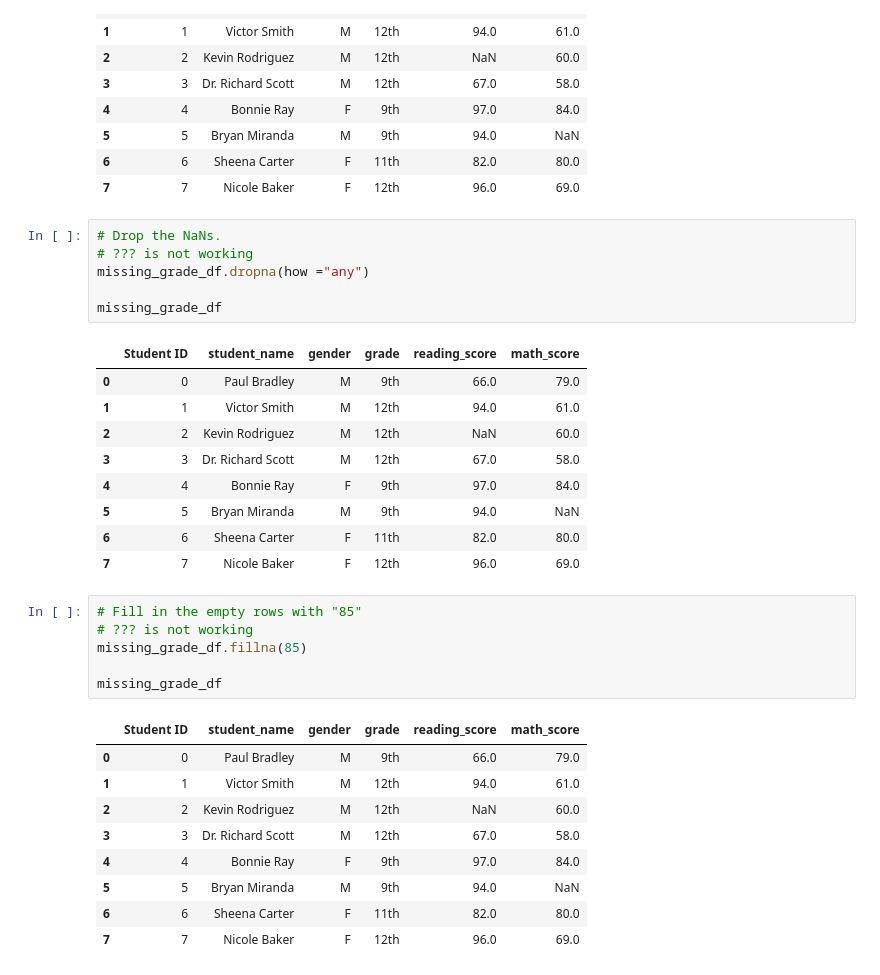
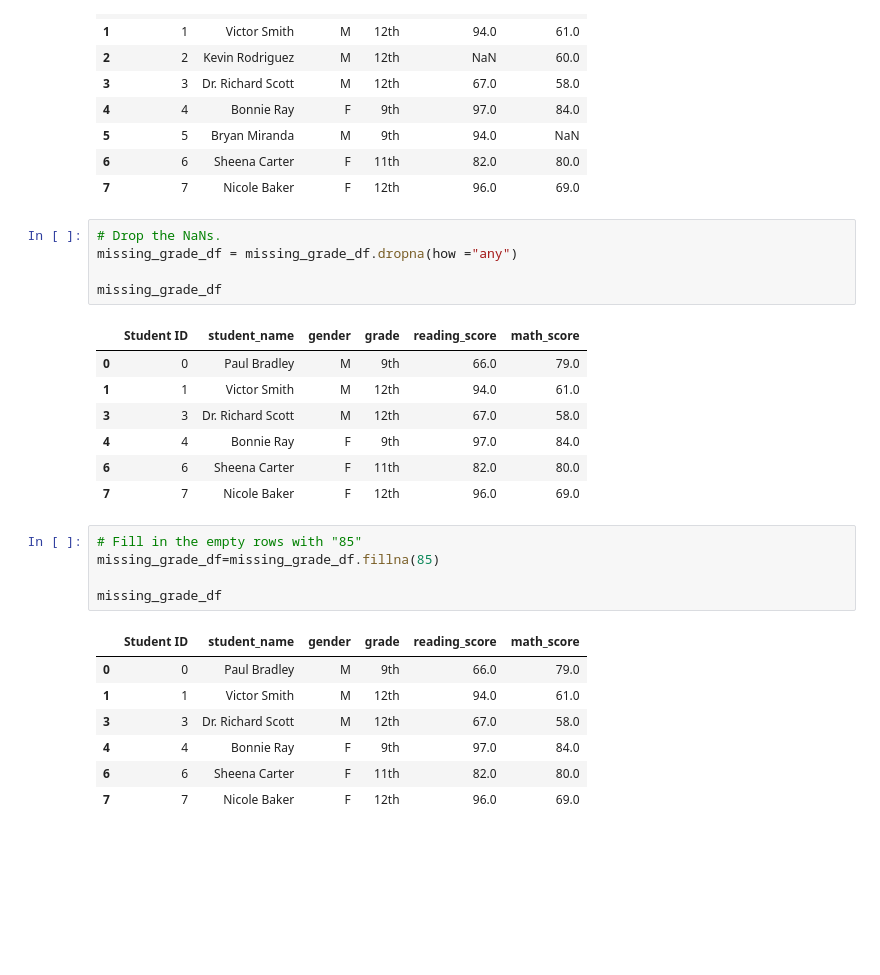
Before and after one commit to alicepopeye/School_District_Analysis, a Jupyter notebook: cleaning_data.ipynb, the cells around one changed output. Cells and saved outputs as stored; diff of their text form; blank space fills up the shorter version.

```diff
--- a/cleaning_data.ipynb
+++ b/cleaning_data.ipynb
@@ -31,33 +31,27 @@ missing_grade_df
 | 7 | 7 | Nicole Baker | F | 12th | 96.0 | 69.0 |
 # %%
 # Drop the NaNs.
-# ??? is not working
-missing_grade_df.dropna(how ="any")
+missing_grade_df = missing_grade_df.dropna(how ="any")
 
 missing_grade_df
 # %% [output]
 |  | Student ID | student_name | gender | grade | reading_score | math_score |
 | 0 | 0 | Paul Bradley | M | 9th | 66.0 | 79.0 |
 | 1 | 1 | Victor Smith | M | 12th | 94.0 | 61.0 |
-| 2 | 2 | Kevin Rodriguez | M | 12th | NaN | 60.0 |
 | 3 | 3 | Dr. Richard Scott | M | 12th | 67.0 | 58.0 |
 | 4 | 4 | Bonnie Ray | F | 9th | 97.0 | 84.0 |
-| 5 | 5 | Bryan Miranda | M | 9th | 94.0 | NaN |
 | 6 | 6 | Sheena Carter | F | 11th | 82.0 | 80.0 |
 | 7 | 7 | Nicole Baker | F | 12th | 96.0 | 69.0 |
 # %%
 # Fill in the empty rows with "85"
-# ??? is not working
-missing_grade_df.fillna(85)
+missing_grade_df=missing_grade_df.fillna(85)
 
 missing_grade_df
 # %% [output]
 |  | Student ID | student_name | gender | grade | reading_score | math_score |
 | 0 | 0 | Paul Bradley | M | 9th | 66.0 | 79.0 |
 | 1 | 1 | Victor Smith | M | 12th | 94.0 | 61.0 |
-| 2 | 2 | Kevin Rodriguez | M | 12th | NaN | 60.0 |
 | 3 | 3 | Dr. Richard Scott | M | 12th | 67.0 | 58.0 |
 | 4 | 4 | Bonnie Ray | F | 9th | 97.0 | 84.0 |
-| 5 | 5 | Bryan Miranda | M | 9th | 94.0 | NaN |
 | 6 | 6 | Sheena Carter | F | 11th | 82.0 | 80.0 |
 | 7 | 7 | Nicole Baker | F | 12th | 96.0 | 69.0 |
```
Also changed, not shown: 5 other files.
